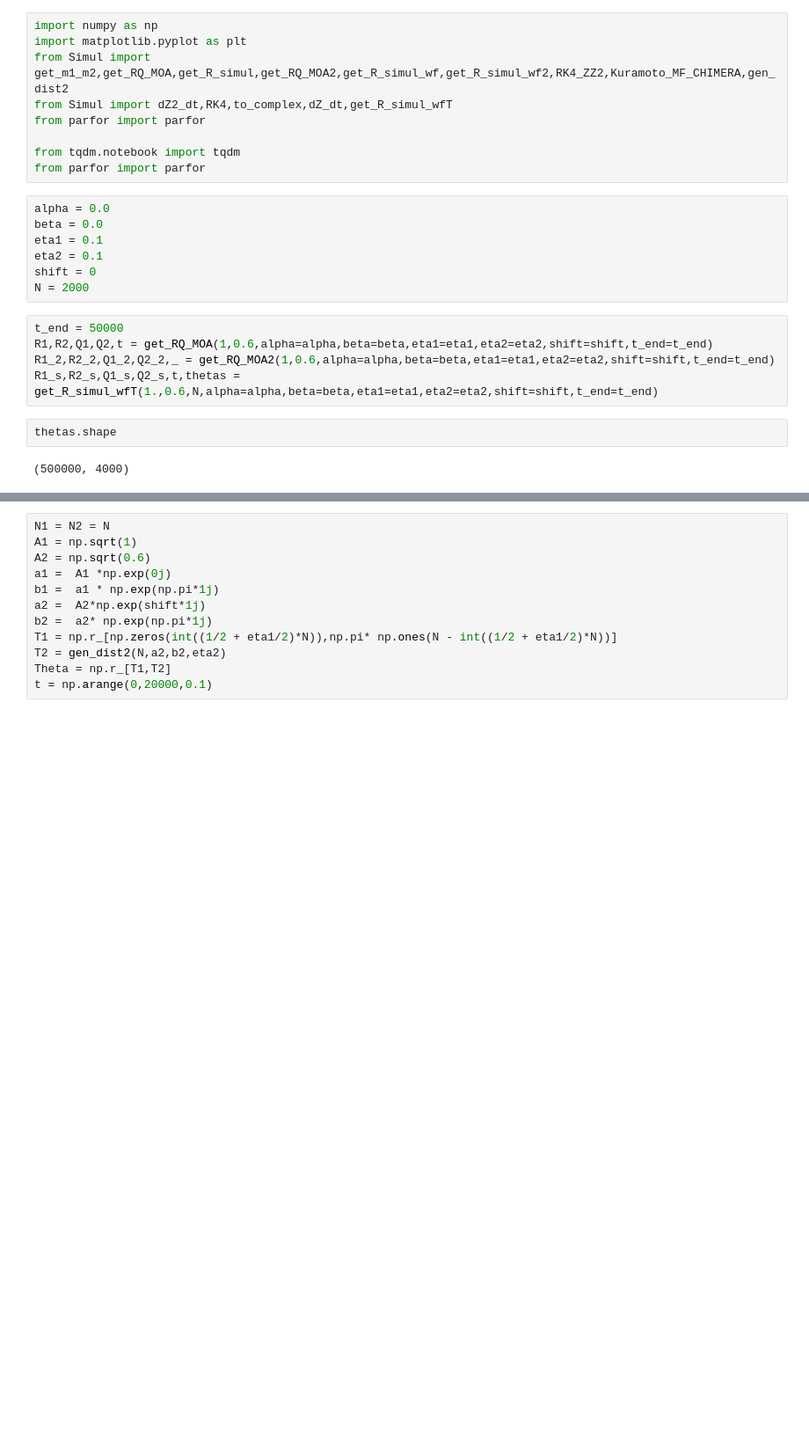
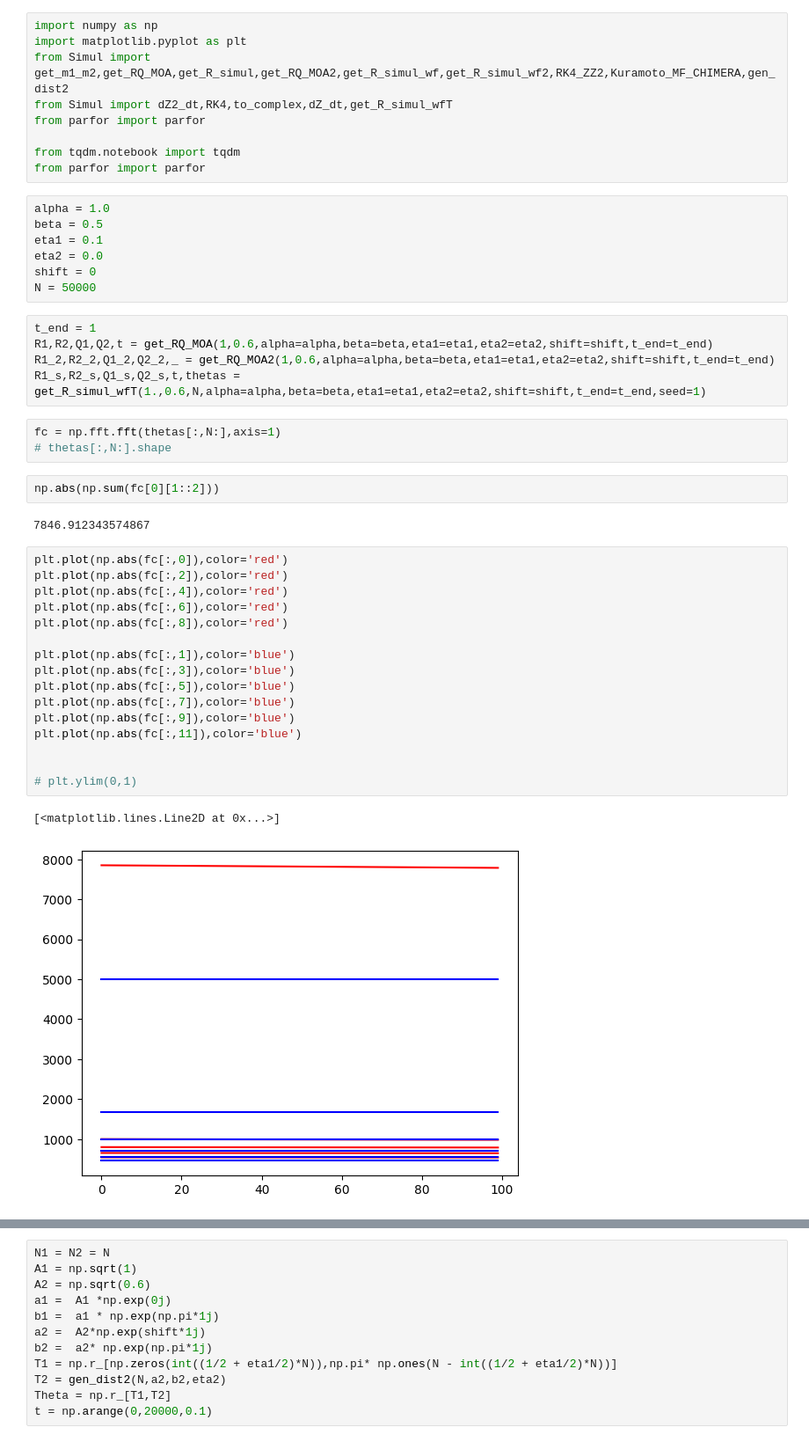
Before and after one commit to Gug-Young/Active_Rotator, a Jupyter notebook: 241122 Animation.ipynb, the cells around one changed output, grey strips where cells are left out. Shown at 88% size. Cells and saved outputs as stored; diff of their text form; blank space fills up the shorter version.

```diff
--- a/241122 Animation.ipynb
+++ b/241122 Animation.ipynb
@@ -8,18 +8,40 @@ from parfor import parfor
 from tqdm.notebook import tqdm
 from parfor import parfor
 # %%
-alpha = 0.0
-beta = 0.0
+alpha = 1.0
+beta = 0.5
 eta1 = 0.1
-eta2 = 0.1
+eta2 = 0.0
 shift = 0
-N = 2000
+N = 50000
 # %%
-t_end = 50000
+t_end = 1
 R1,R2,Q1,Q2,t = get_RQ_MOA(1,0.6,alpha=alpha,beta=beta,eta1=eta1,eta2=eta2,shift=shift,t_end=t_end)
 R1_2,R2_2,Q1_2,Q2_2,_ = get_RQ_MOA2(1,0.6,alpha=alpha,beta=beta,eta1=eta1,eta2=eta2,shift=shift,t_end=t_end)
-R1_s,R2_s,Q1_s,Q2_s,t,thetas = get_R_simul_wfT(1.,0.6,N,alpha=alpha,beta=beta,eta1=eta1,eta2=eta2,shift=shift,t_end=t_end)
+R1_s,R2_s,Q1_s,Q2_s,t,thetas = get_R_simul_wfT(1.,0.6,N,alpha=alpha,beta=beta,eta1=eta1,eta2=eta2,shift=shift,t_end=t_end,seed=1)
-# %%
-thetas.shape
-# %% [output]
-(500000, 4000)
+# %%
+fc = np.fft.fft(thetas[:,N:],axis=1)
+# thetas[:,N:].shape
+# %%
+np.abs(np.sum(fc[0][1::2]))
+# %% [output]
+7846.912343574867
+# %%
+plt.plot(np.abs(fc[:,0]),color='red')
+plt.plot(np.abs(fc[:,2]),color='red')
+plt.plot(np.abs(fc[:,4]),color='red')
+plt.plot(np.abs(fc[:,6]),color='red')
+plt.plot(np.abs(fc[:,8]),color='red')
+
+plt.plot(np.abs(fc[:,1]),color='blue')
+plt.plot(np.abs(fc[:,3]),color='blue')
+plt.plot(np.abs(fc[:,5]),color='blue')
+plt.plot(np.abs(fc[:,7]),color='blue')
+plt.plot(np.abs(fc[:,9]),color='blue')
+plt.plot(np.abs(fc[:,11]),color='blue')
+
+
+# plt.ylim(0,1)
+# %% [output]
+[<matplotlib.lines.Line2D at 0x...>]
+[figure, added]
```
Also changed, not shown: parts of 3 cells of this notebook, 4 other files.
